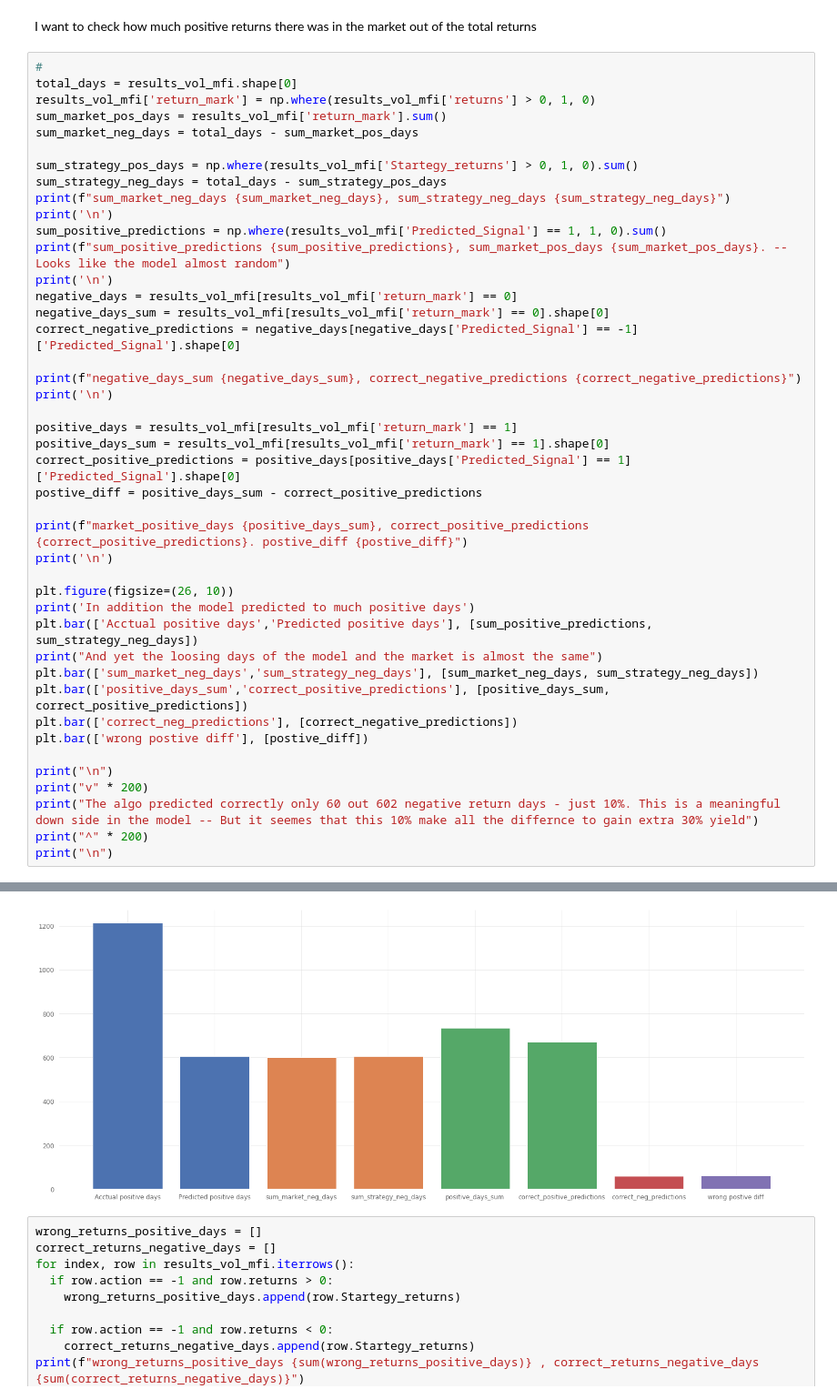
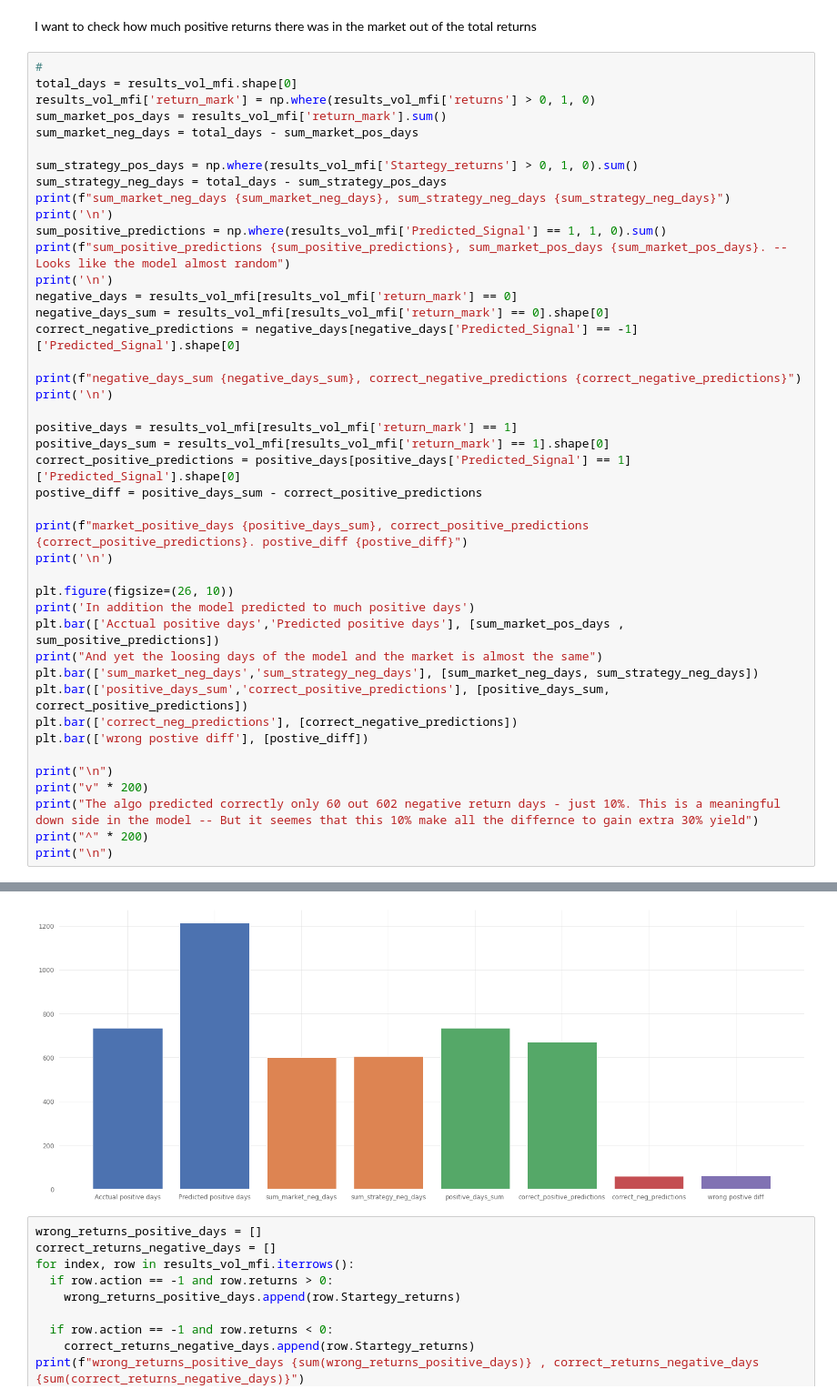
Before and after one commit to Ivanchukk/trading, a Jupyter notebook: MomentumTradingStrategy.ipynb, the cells around one changed output, grey strips where cells are left out. Shown: that part at 91% size. Cells and saved outputs as stored; diff of their text form.

```diff
--- a/MomentumTradingStrategy.ipynb
+++ b/MomentumTradingStrategy.ipynb
@@ -857,7 +857,7 @@ print('\n')
 
 plt.figure(figsize=(26, 10))
 print('In addition the model predicted to much positive days')
-plt.bar(['Acctual positive days','Predicted positive days'], [sum_positive_predictions, sum_strategy_neg_days])
+plt.bar(['Acctual positive days','Predicted positive days'], [sum_market_pos_days , sum_positive_predictions])
 print("And yet the loosing days of the model and the market is almost the same")
 plt.bar(['sum_market_neg_days','sum_strategy_neg_days'], [sum_market_neg_days, sum_strategy_neg_days])
 plt.bar(['positive_days_sum','correct_positive_predictions'], [positive_days_sum, correct_positive_predictions])
@@ -896,4 +892,4 @@ The algo predicted correctly only 60 out 602 negative return days - just 10%. Th
-[figure, old version]
+[figure, new version]
 # %%
 wrong_returns_positive_days = []
 correct_returns_negative_days = []
```
Also changed, not shown: parts of 1 cell of this notebook.
